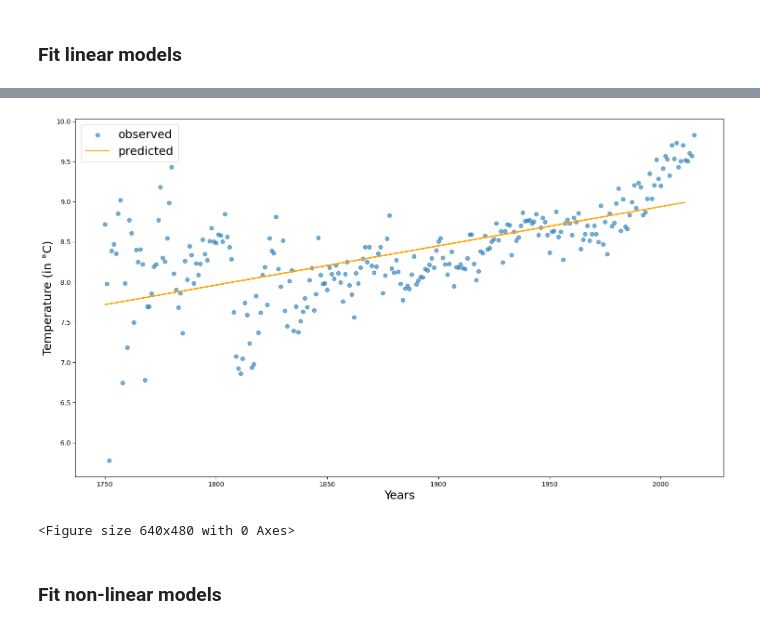
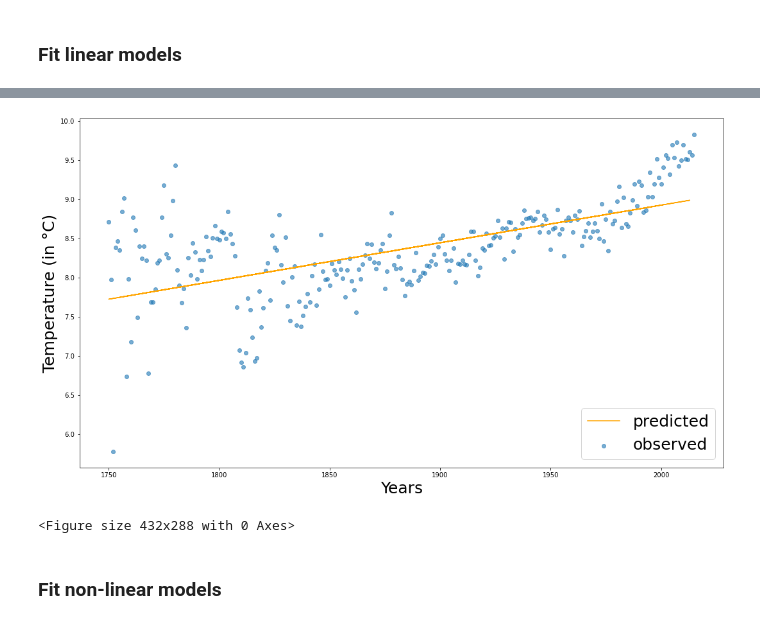
Before and after one commit to mikronco/earth_temp, a Jupyter notebook: 1_GlobalTemp.ipynb, the cells around one changed output, grey strips where cells are left out. Saved outputs shown, nothing was run; the diff lists cells and outputs as text; code cells hidden in the pictures.

```diff
--- a/1_GlobalTemp.ipynb
+++ b/1_GlobalTemp.ipynb
@@ -144,15 +157,19 @@ years = pd.DataFrame(X_test)
 # %%
 plt.figure(figsize=(18,10))
 plt.scatter(X, y, alpha=0.6)
+#plt.scatter(X_train, y_train, alpha=0.6)
+#plt.scatter(X_test, y_test, alpha=0.6, color="red")
 plt.plot(X_test, y_pred, color="orange")
-plt.legend(["observed", "predicted"], fontsize=18)
-plt.xlabel('Years', fontsize=18)
-plt.ylabel('Temperature (in °C)', fontsize=18)
+plt.legend(["predicted", "observed"], fontsize=25)
+#plt.legend(["predicted", "train", "test"], fontsize=18)
+plt.xlabel('Years', fontsize=25)
+plt.ylabel('Temperature (in °C)', fontsize=25)
+plt.savefig("./imgs/pred_temp.png")
 plt.show()
 plt.clf()
 # %% [output]
-[figure, old version]
+[figure, new version]
-<Figure size 640x480 with 0 Axes>
+<Figure size 432x288 with 0 Axes>
 # %%
 #print(lr.coef_)
 #print(lr.intercept_)
```
Also changed, not shown: parts of 13 cells of this notebook, 16 other files.
